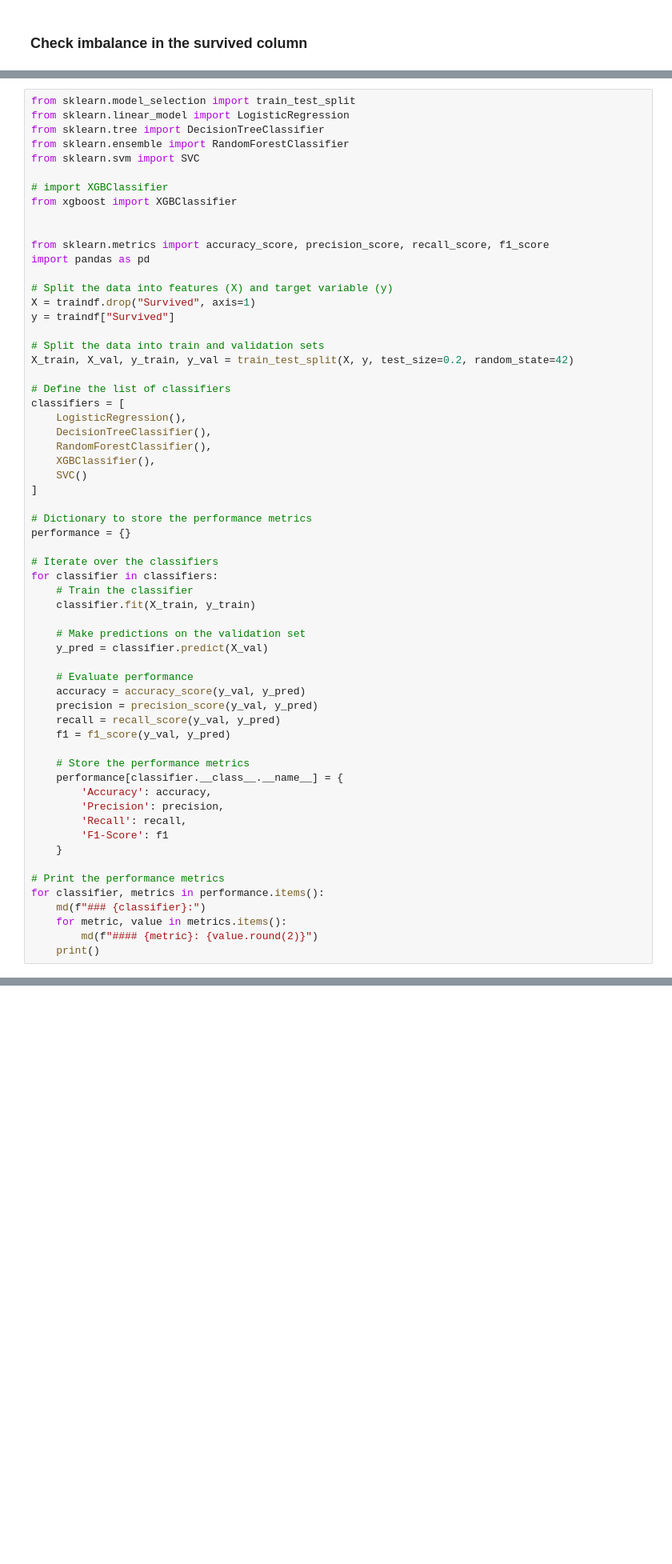
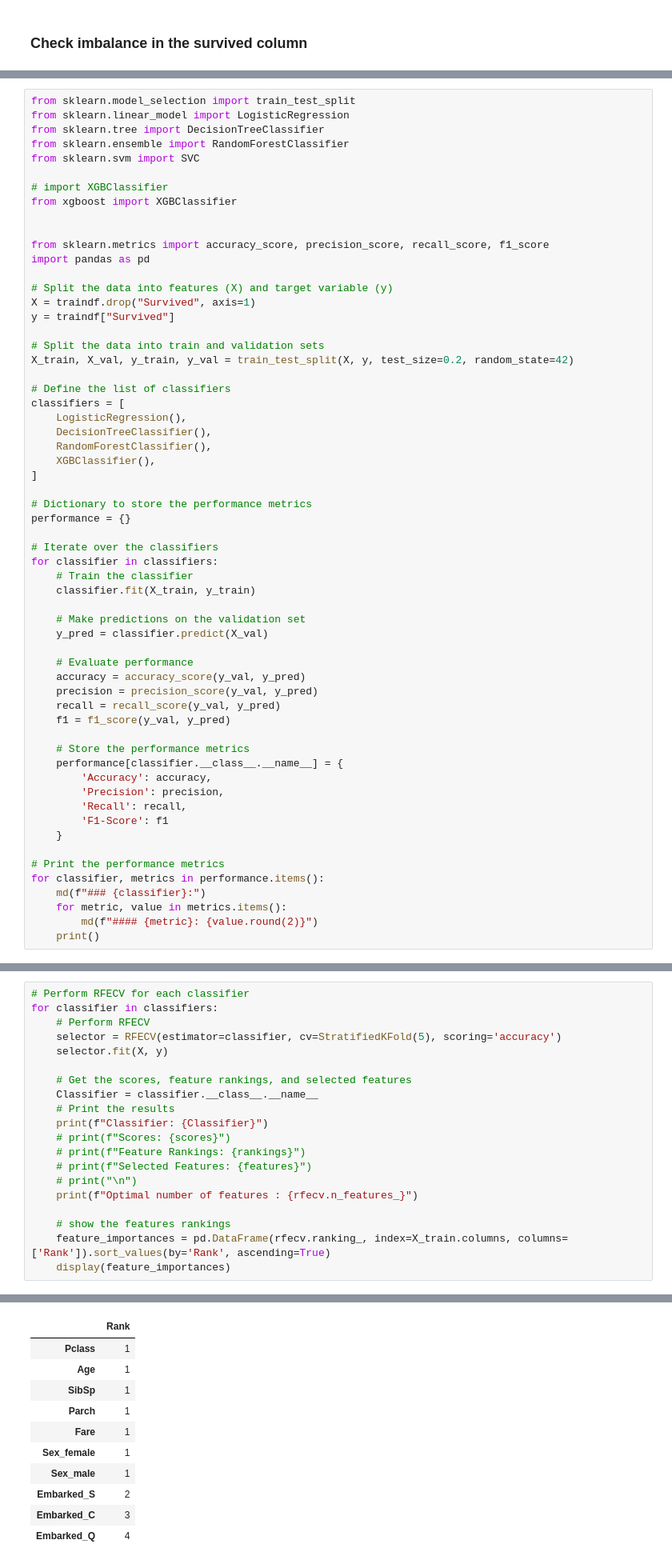
Before and after one commit to KaiLondo/kaggleTitanicData, a Jupyter notebook: titanic.ipynb, the cells around one changed output, grey strips where cells are left out. Shown at 80% size. Drawn from its saved outputs; the diff is of its cells as text; blank space fills up the shorter version.

```diff
--- a/titanic.ipynb
+++ b/titanic.ipynb
@@ -566,7 +577,6 @@ classifiers = [
     DecisionTreeClassifier(),
     RandomForestClassifier(),
     XGBClassifier(),
-    SVC()
 ]
 
 # Dictionary to store the performance metrics
@@ -626,0 +697,21 @@ SVC()
+# %%
+# Perform RFECV for each classifier
+for classifier in classifiers:
+    # Perform RFECV
+    selector = RFECV(estimator=classifier, cv=StratifiedKFold(5), scoring='accuracy')
+    selector.fit(X, y)
+
+    # Get the scores, feature rankings, and selected features
+    Classifier = classifier.__class__.__name__
+    # Print the results
+    print(f"Classifier: {Classifier}")
+    # print(f"Scores: {scores}")
+    # print(f"Feature Rankings: {rankings}")
+    # print(f"Selected Features: {features}")
+    # print("\n")
+    print(f"Optimal number of features : {rfecv.n_features_}")
+
+    # show the features rankings
+    feature_importances = pd.DataFrame(rfecv.ranking_, index=X_train.columns, columns=['Rank']).sort_values(by='Rank', ascending=True)
+    display(feature_importances)
+# %% [output]
@@ -626,0 +722,11 @@ SVC()
+|  | Rank |
+| Pclass | 1 |
+| Age | 1 |
+| SibSp | 1 |
+| Parch | 1 |
+| Fare | 1 |
+| Sex_female | 1 |
+| Sex_male | 1 |
+| Embarked_S | 2 |
+| Embarked_C | 3 |
+| Embarked_Q | 4 |
```
Also changed, not shown: parts of 9 cells of this notebook.
